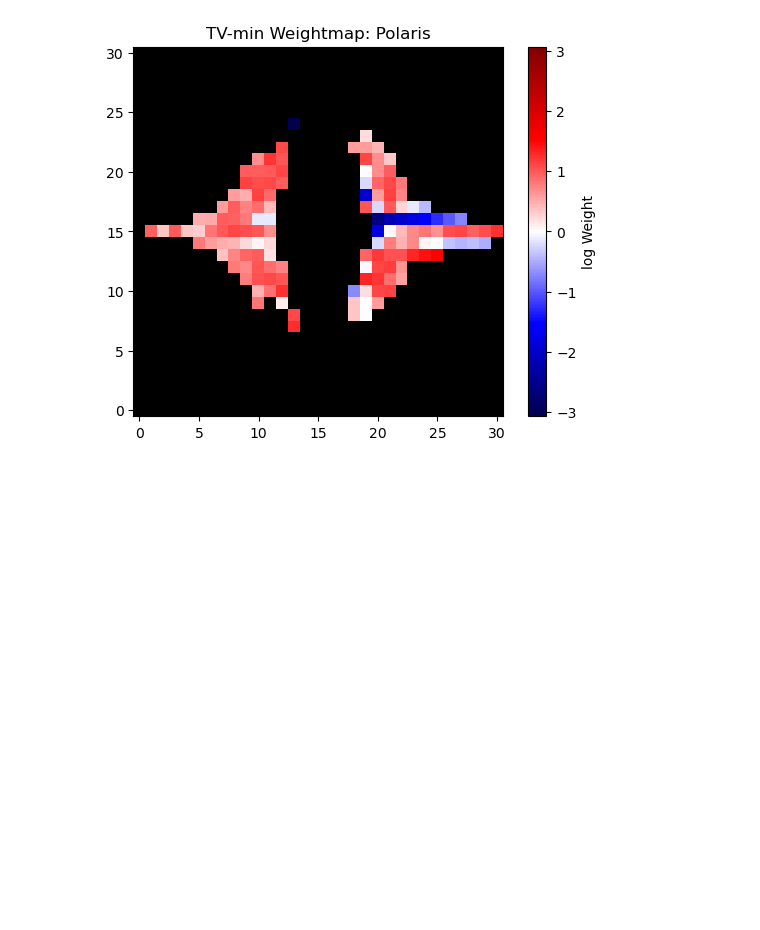
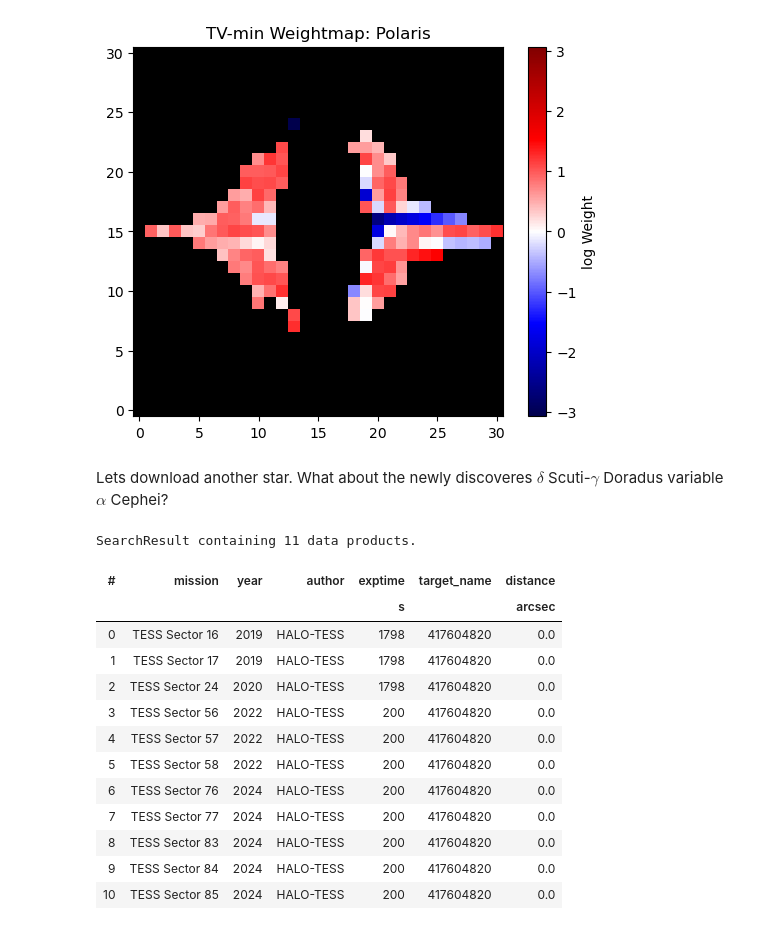
Before and after one commit to JonatanRudrasingam/TESS_halophot, a Jupyter notebook: Tutorial.ipynb, the cells around one changed output. Drawn from its saved outputs; the diff is of its cells as text; code cells hidden in the pictures; blank space fills up the shorter version.

```diff
--- a/Tutorial.ipynb
+++ b/Tutorial.ipynb
@@ -37,3 +67,22 @@ wm = lightcurve.hdu[2].data
 plot_wmap(wm, head_polaris['NAME'])
 # %% [output]
 [figure]
+# %% [markdown]
+Lets download another star. What about the newly discoveres $\delta$ Scuti-$\gamma$ Doradus variable $\alpha$ Cephei?
+# %%
+lk.search_lightcurve("alf Cep", author = "HALO-TESS")
+# %% [output]
+SearchResult containing 11 data products.
+| # | mission | year | author | exptime | target_name | distance |
+|  |  |  |  | s |  | arcsec |
+| 0 | TESS Sector 16 | 2019 | HALO-TESS | 1798 | 417604820 | 0.0 |
+| 1 | TESS Sector 17 | 2019 | HALO-TESS | 1798 | 417604820 | 0.0 |
+| 2 | TESS Sector 24 | 2020 | HALO-TESS | 1798 | 417604820 | 0.0 |
+| 3 | TESS Sector 56 | 2022 | HALO-TESS | 200 | 417604820 | 0.0 |
+| 4 | TESS Sector 57 | 2022 | HALO-TESS | 200 | 417604820 | 0.0 |
+| 5 | TESS Sector 58 | 2022 | HALO-TESS | 200 | 417604820 | 0.0 |
+| 6 | TESS Sector 76 | 2024 | HALO-TESS | 200 | 417604820 | 0.0 |
+| 7 | TESS Sector 77 | 2024 | HALO-TESS | 200 | 417604820 | 0.0 |
+| 8 | TESS Sector 83 | 2024 | HALO-TESS | 200 | 417604820 | 0.0 |
+| 9 | TESS Sector 84 | 2024 | HALO-TESS | 200 | 417604820 | 0.0 |
+| 10 | TESS Sector 85 | 2024 | HALO-TESS | 200 | 417604820 | 0.0 |
```
Also changed, not shown: parts of 11 cells of this notebook.
